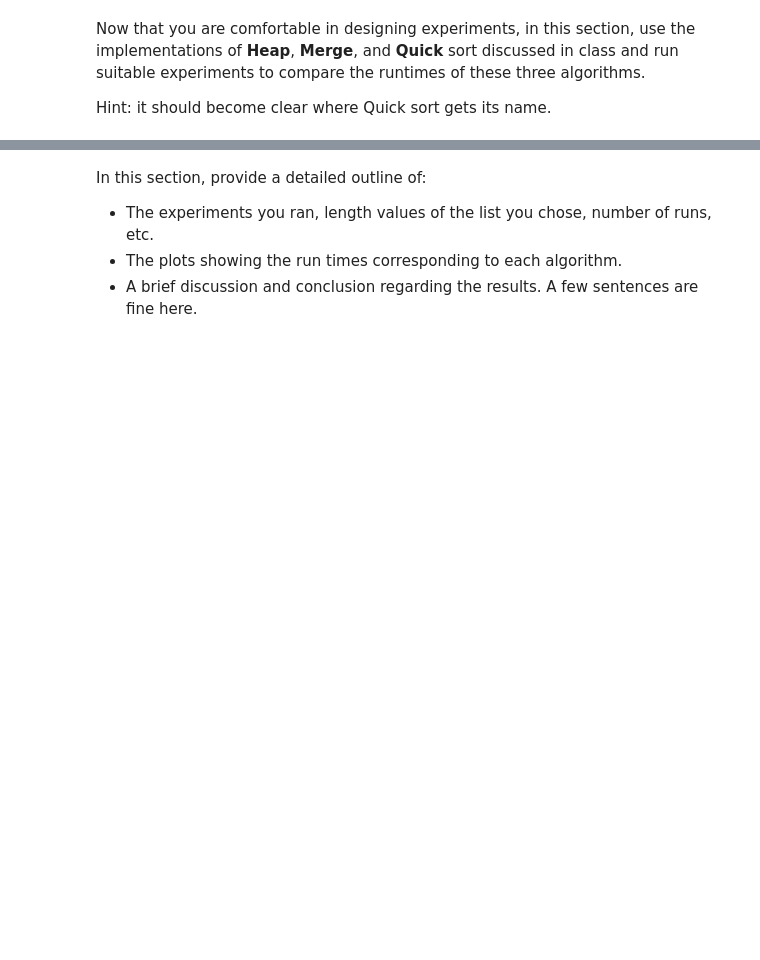
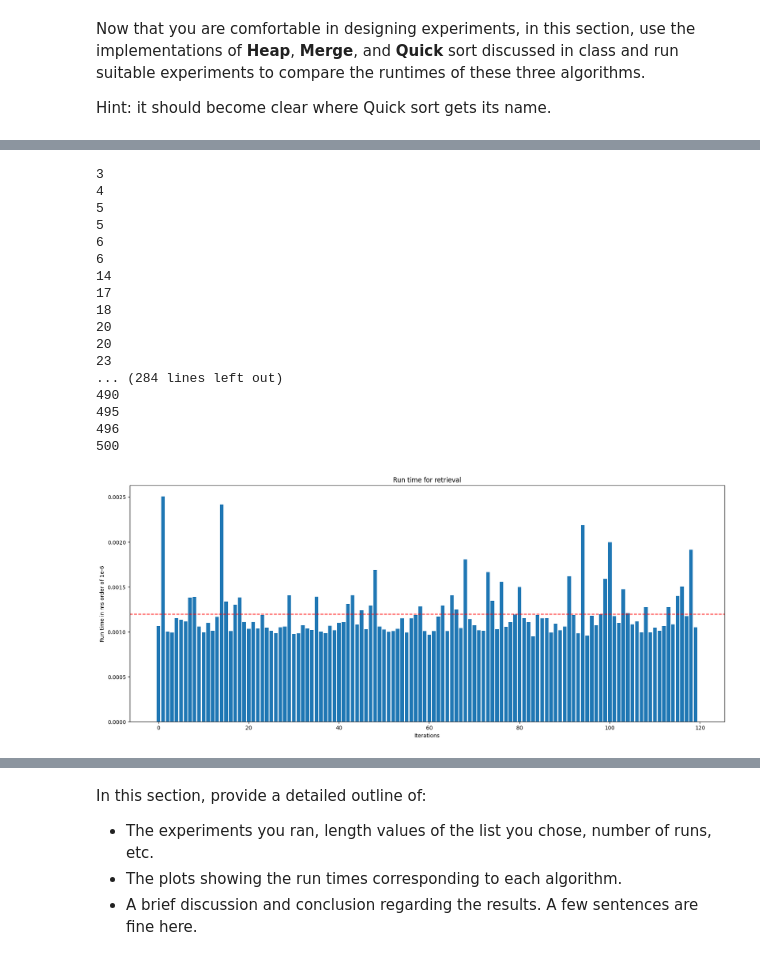
Before and after one commit to jamessidd/2XC3, a Jupyter notebook: Lab_II.ipynb, the cells around one changed output, grey strips where cells are left out. Cells and saved outputs as stored; diff of their text form; code cells hidden in the pictures; blank space fills up the shorter version.

```diff
--- a/Lab_II.ipynb
+++ b/Lab_II.ipynb
@@ -380,0 +213,63 @@ Hint: it should become clear where Quick sort gets its name.
+# %%
+#Heapsort implementation
+
+def swap(list_to_search, i, j):
+    list_to_search[i], list_to_search[j] = list_to_search[j], list_to_search[i]
+    return list_to_search
+
+def sink(list_to_search, i, n):
+    while 2*i+1 < n:
+        j = 2*i+1
+        if j+1 < n and list_to_search[j] < list_to_search[j+1]:
+            j += 1
+        if list_to_search[i] >= list_to_search[j]:
+            break
+        list_to_search = swap(list_to_search, i, j)
+        i = j
+    return list_to_search
+
+def heapsort(list_to_search):
+    n = len(list_to_search)
+    for i in range(n//2-1, -1, -1):
+        list_to_search = sink(list_to_search, i, n)
+    for i in range(n-1, 0, -1):
+        list_to_search = swap(list_to_search, 0, i)
+        list_to_search = sink(list_to_search, 0, i)
+    return list_to_search
+# %%
+### Heapsort experiment code goes here
+
+n = 120 #number of trials
+run_timesHeap = []
+
+for _ in range(n):
+
+    randomListHeap = global_random_list.copy()
+    heapSorted = heapsort(randomListHeap)
+    startHeap = timeit.default_timer()
+    heapSorted = heapsort(randomListHeap)
+    stopHeap = timeit.default_timer()
+
+    run_timesHeap.append(stopHeap-startHeap)
+for item in heapSorted:
+    print(item)
+draw_plot(run_timesHeap)
+# %% [output]
+3
+4
+5
+5
+6
+6
+14
+17
+18
+20
+20
+23
+... (284 lines left out)
+490
+495
+496
+500
+[figure, added]
```
Also changed, not shown: parts of 20 cells of this notebook.
